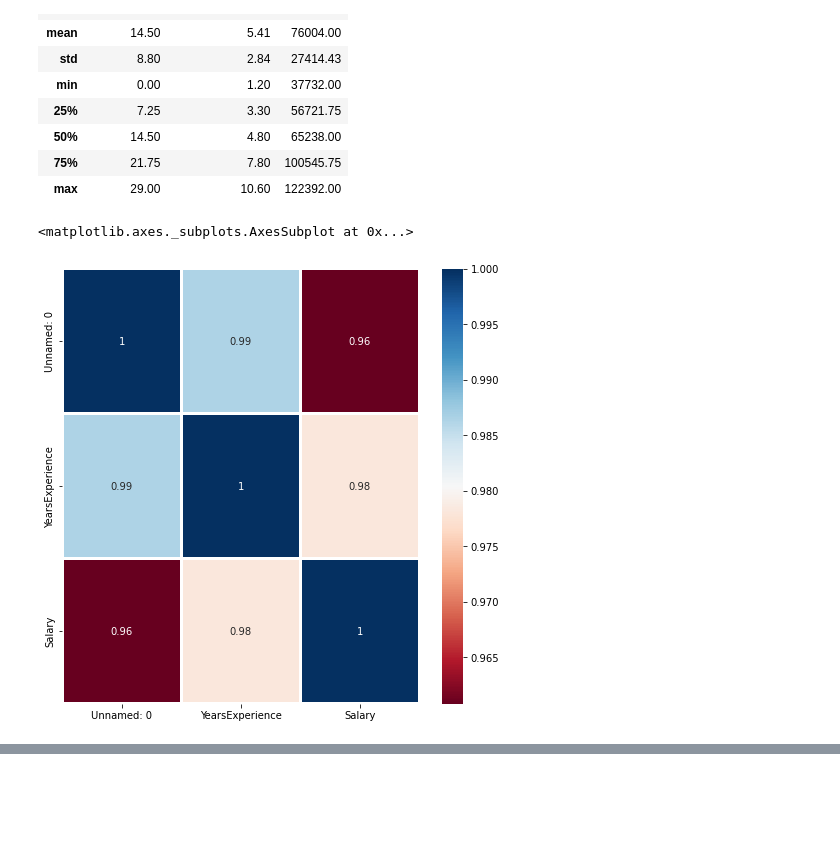
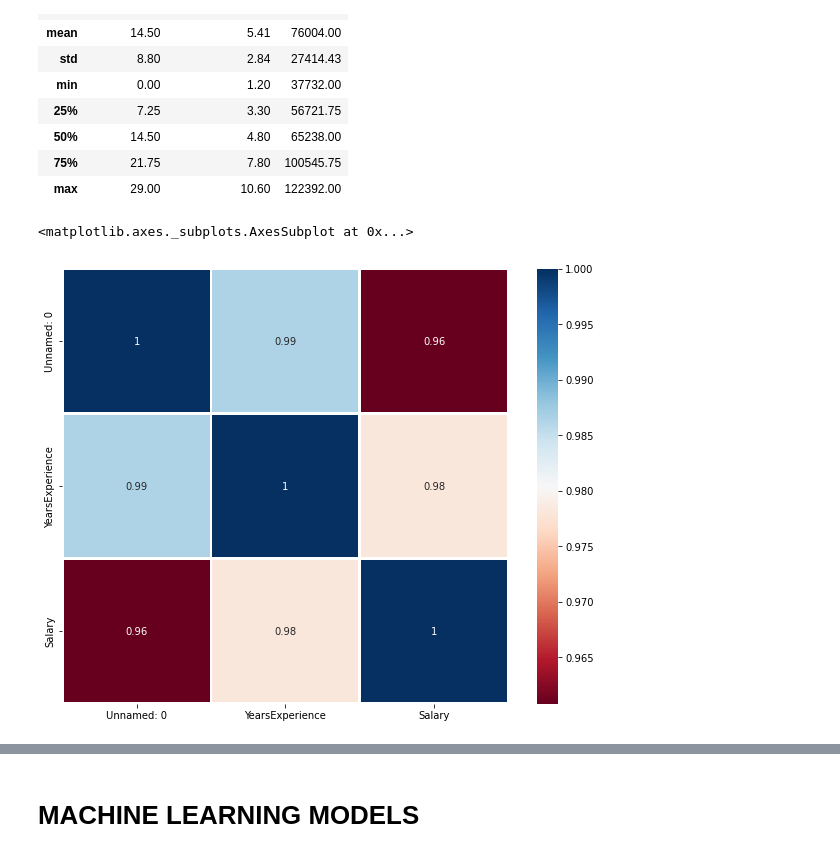
Before and after one commit to danielrodriguez007/Data_Analysis, a Jupyter notebook: Salary_Regression.ipynb, the cells around one changed output, grey strips where cells are left out. Saved outputs shown, nothing was run; the diff lists cells and outputs as text; code cells hidden in the pictures; blank space fills up the shorter version.

Commit message:
ML models

```diff
--- a/Salary_Regression.ipynb
+++ b/Salary_Regression.ipynb
@@ -77,11 +77,11 @@ np.round(data.describe(),2)
 | 75% | 21.75 | 7.80 | 100545.75 |
 | max | 29.00 | 10.60 | 122392.00 |
 # %%
-plt.figure(figsize=(8,8))
+plt.figure(figsize=(10,8))
 sns.heatmap(data.corr(),linecolor='white', annot=True, linewidths=2, cmap='RdBu')
 # %% [output]
 <matplotlib.axes._subplots.AxesSubplot at 0x...>
-[figure, old version]
+[figure, new version]
 # %%
 px.box(data,y='Salary', points="all",notched=True, title="Describe of Salary´s column")
 # %% [output]
@@ -90,3 +90,5 @@ px.box(data,y='Salary', points="all",notched=True, title="Describe of Salary´s
 px.box(data,y='YearsExperience', points="all",notched=True, title="Describe of Years experience column")
 # %% [output]
 [interactive output not drawn]
+# %% [markdown]
+# **MACHINE LEARNING MODELS**
```
Also changed, not shown: parts of 9 cells of this notebook.
